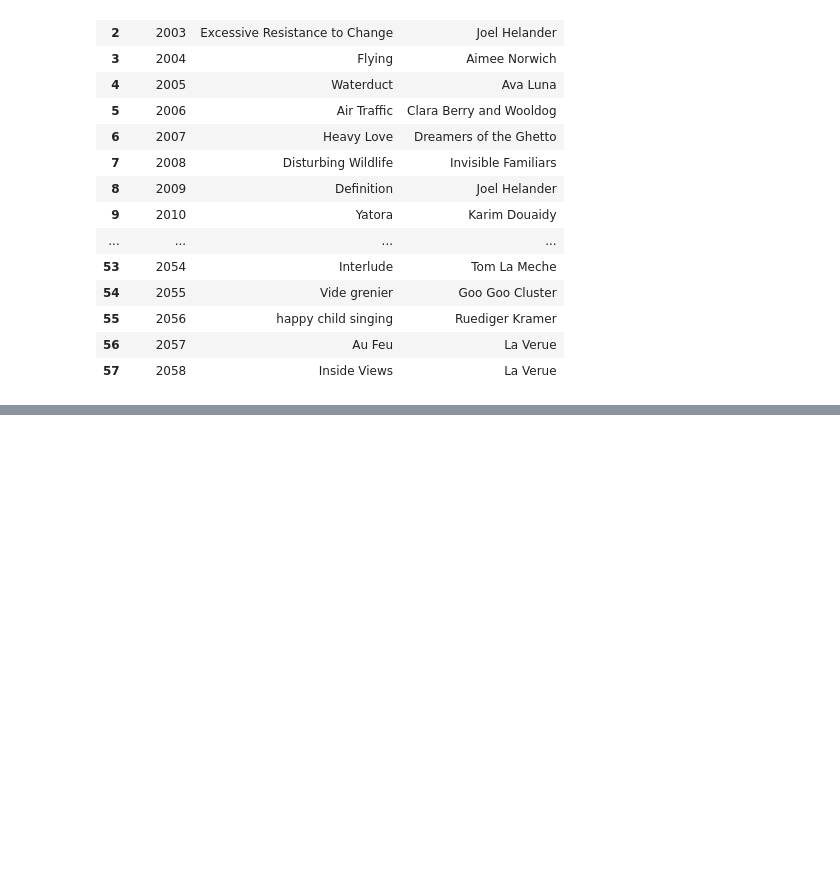
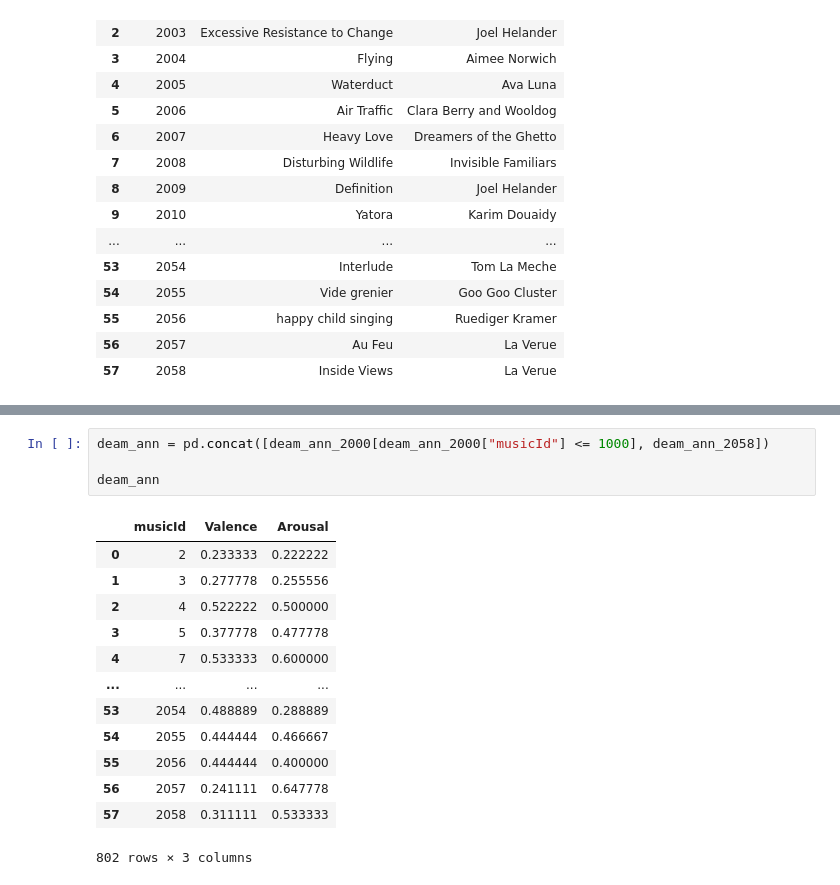
Before and after one commit to lukebella/Recommersion, a Jupyter notebook: data_management/manage_songs.ipynb, the cells around one changed output, grey strips where cells are left out. Cells and saved outputs as stored; diff of their text form; blank space fills up the shorter version.

```diff
--- a/data_management/manage_songs.ipynb
+++ b/data_management/manage_songs.ipynb
@@ -174,0 +179,18 @@ Index(['song_id', 'Valence', 'Arousal'], dtype='object')
+# %%
+deam_ann = pd.concat([deam_ann_2000[deam_ann_2000["musicId"] <= 1000], deam_ann_2058])
+
+deam_ann
+# %% [output]
+|  | musicId | Valence | Arousal |
+| 0 | 2 | 0.233333 | 0.222222 |
+| 1 | 3 | 0.277778 | 0.255556 |
+| 2 | 4 | 0.522222 | 0.500000 |
+| 3 | 5 | 0.377778 | 0.477778 |
+| 4 | 7 | 0.533333 | 0.600000 |
+| ... | ... | ... | ... |
+| 53 | 2054 | 0.488889 | 0.288889 |
+| 54 | 2055 | 0.444444 | 0.466667 |
+| 55 | 2056 | 0.444444 | 0.400000 |
+| 56 | 2057 | 0.241111 | 0.647778 |
+| 57 | 2058 | 0.311111 | 0.533333 |
+802 rows × 3 columns
```
Also changed, not shown: parts of 11 cells of this notebook, 3 other files.
